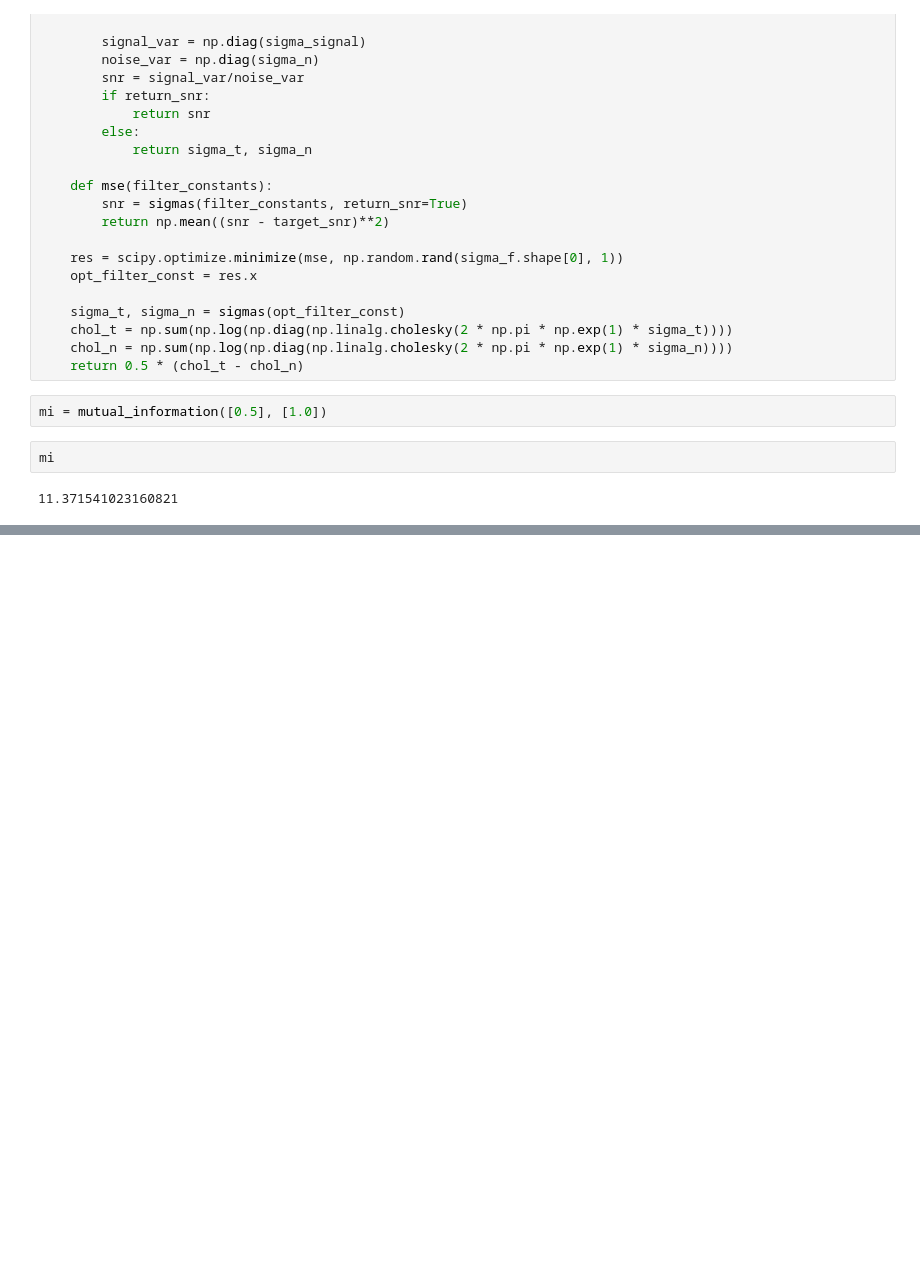
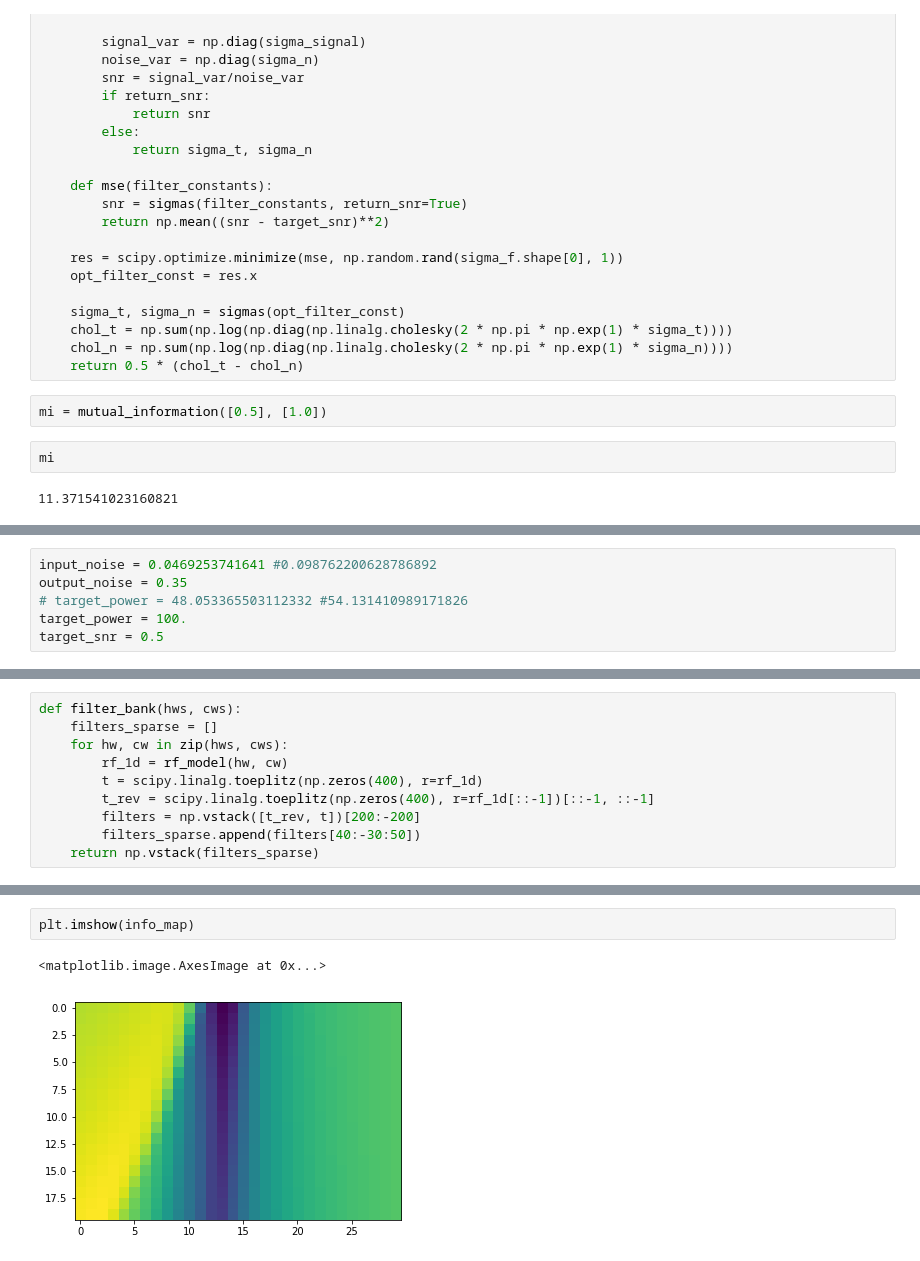
Before and after one commit to lmcintosh/ipython-notebooks, a Jupyter notebook: baccuslab/2017 11-29 Surround - multivariate info.ipynb, the cells around one changed output, grey strips where cells are left out. Saved outputs shown, nothing was run; the diff lists cells and outputs as text; blank space fills up the shorter version.

```diff
--- a/baccuslab/2017 11-29 Surround - multivariate info.ipynb
+++ b/baccuslab/2017 11-29 Surround - multivariate info.ipynb
@@ -245,0 +300,6 @@ mi
+# %%
+input_noise = 0.0469253741641 #0.098762200628786892
+output_noise = 0.35
+# target_power = 48.053365503112332 #54.131410989171826
+target_power = 100.
+target_snr = 0.5
@@ -245,0 +308,10 @@ mi
+# %%
+def filter_bank(hws, cws):
+    filters_sparse = []
+    for hw, cw in zip(hws, cws):
+        rf_1d = rf_model(hw, cw)
+        t = scipy.linalg.toeplitz(np.zeros(400), r=rf_1d)
+        t_rev = scipy.linalg.toeplitz(np.zeros(400), r=rf_1d[::-1])[::-1, ::-1]
+        filters = np.vstack([t_rev, t])[200:-200]
+        filters_sparse.append(filters[40:-30:50])
+    return np.vstack(filters_sparse)
@@ -245,0 +411,5 @@ mi
+# %%
+plt.imshow(info_map)
+# %% [output]
+<matplotlib.image.AxesImage at 0x...>
+[figure, added]
```
Also changed, not shown: parts of 33 cells of this notebook.
